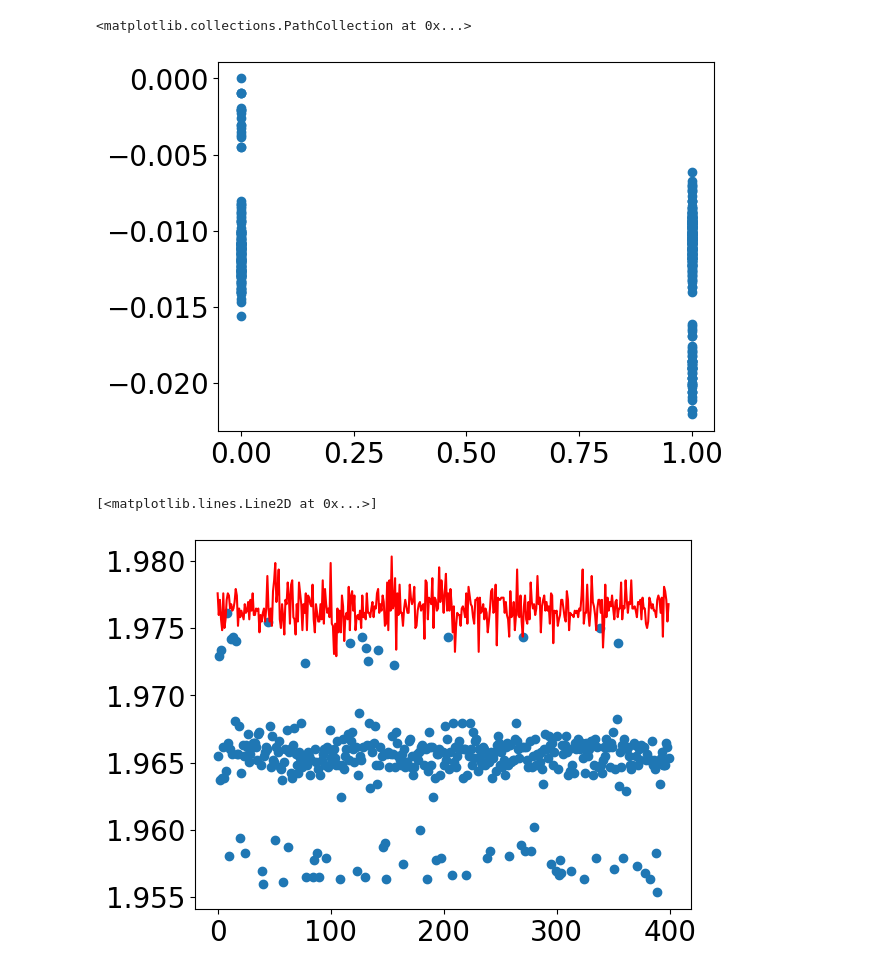
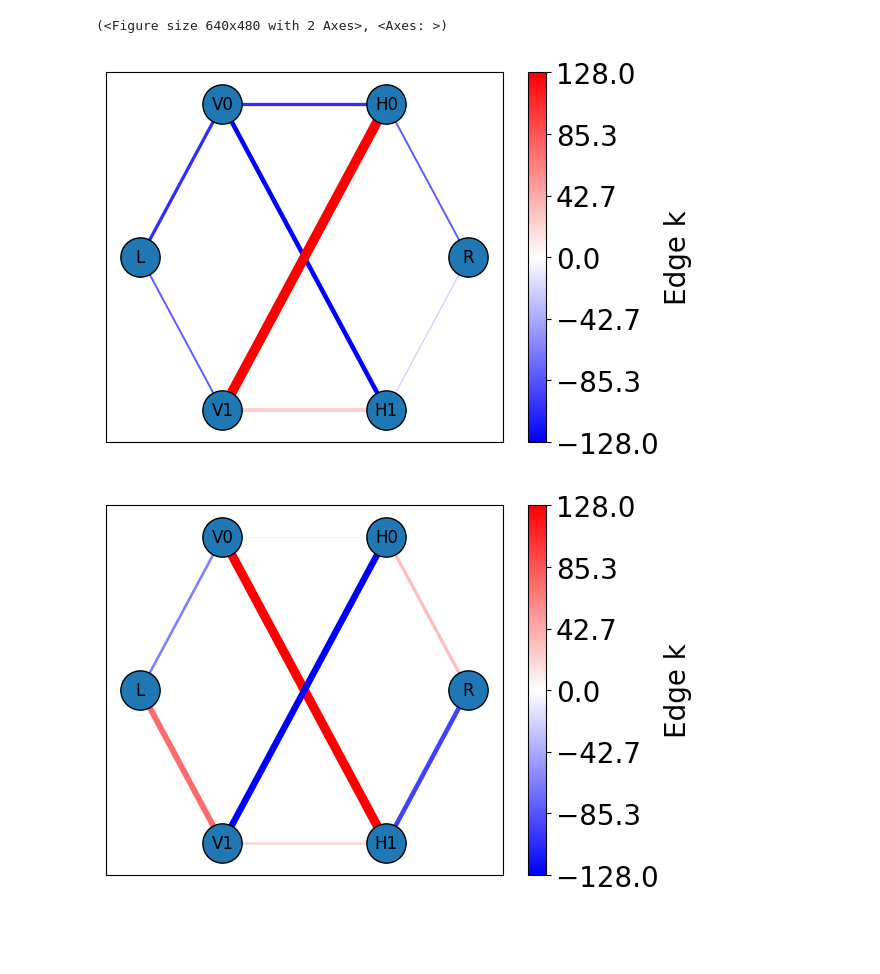
Before and after one commit to laltman2/RKM, a Jupyter notebook: Plot_training_Modular_2x2.ipynb, the cells around one changed output. Saved outputs shown, nothing was run; the diff lists cells and outputs as text; code cells hidden in the pictures; blank space fills up the shorter version.

```diff
--- a/Plot_training_Modular_2x2.ipynb
+++ b/Plot_training_Modular_2x2.ipynb
@@ -364,4 +230,0 @@ print(nodekeys)
-# %%
-df = pd.read_csv('data/trainings/test2x2_011326_analogtests/train00.csv')
-setup(df)
-df
@@ -402,11 +231,21 @@ plt.scatter(df.RV1, df.aV1 - df.analogZero)
-# %%
-plt.scatter(df.RV1, df.aV1 - df.analogZero)
-# %% [output]
-<matplotlib.collections.PathCollection at 0x...>
-[figure, removed]
-# %%
-plt.scatter(df.trainingstep, df.aV1)
-plt.plot(df.trainingstep, df.analogZero, c='r')
-# %% [output]
-[<matplotlib.lines.Line2D at 0x...>]
-[figure, removed]
+# %%
+numV = 2
+numH = 2
+
+net = RKMNetwork(numV,numH)
+
+row = df.iloc[0]
+
+net.load_state(row)
+
+net.draw_network_state()
+
+row = df.iloc[-1]
+net.load_state(row)
+net.draw_network_state()
+
+#net.draw_fullnetwork_state()
+# %% [output]
+(<Figure size 640x480 with 2 Axes>, <Axes: >)
+[figure, added]
+[figure, added]
```
Also changed, not shown: parts of 14 cells of this notebook, 2 other files.
